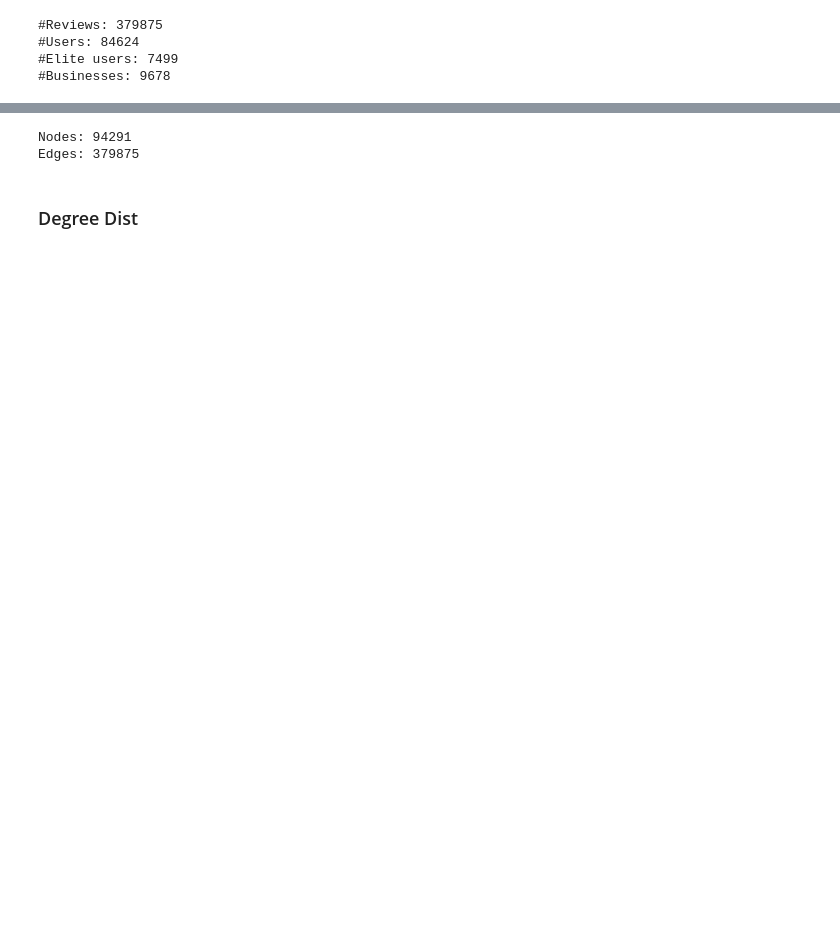
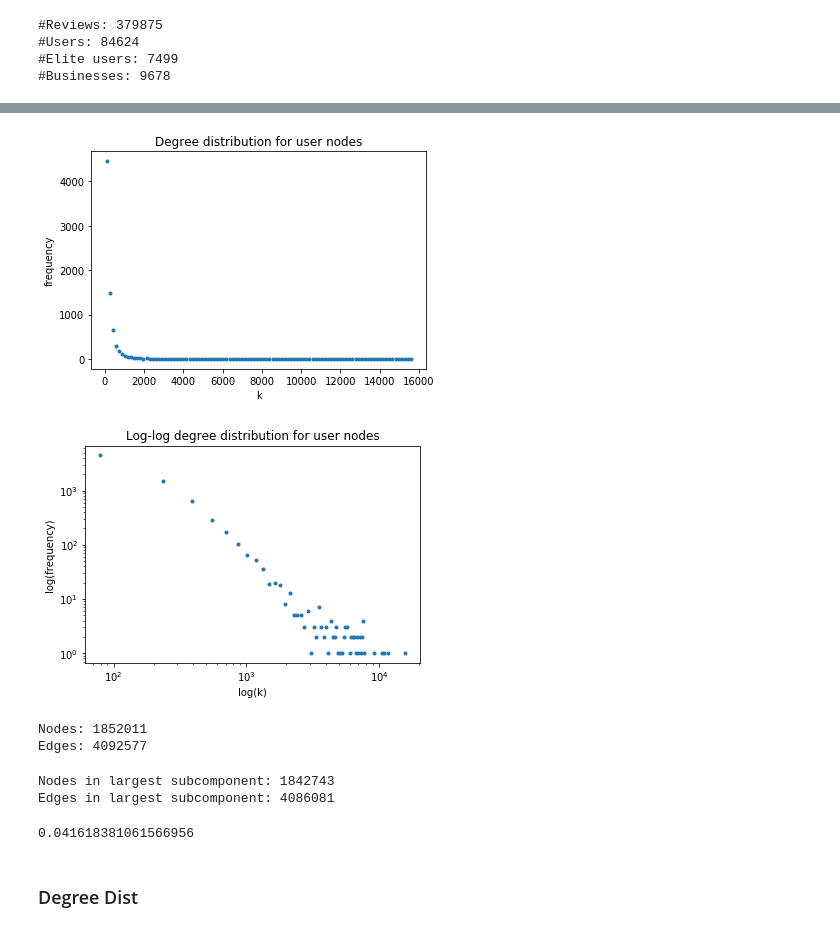
Before and after one commit to thomasnilsson/02805-social-graphs-2018, a Jupyter notebook: project1/Elite Users Toronto.ipynb, the cells around one changed output, grey strips where cells are left out. Saved outputs shown, nothing was run; the diff lists cells and outputs as text; code cells hidden in the pictures; blank space fills up the shorter version.

```diff
--- a/project1/Elite Users Toronto.ipynb
+++ b/project1/Elite Users Toronto.ipynb
@@ -106,9 +123,25 @@ for row in reviews.itertuples():
+# %%
+degree_plot(social_network, social_elite_user_nodes, "user nodes")
+# %% [output]
+[figure, added]
+[figure, added]
 # %%
-print('Nodes:', len(G.nodes()))
-print('Edges:', len(G.edges()))
+print('Nodes:', len(social_network.nodes()))
+print('Edges:', len(social_network.edges()))
 # %% [output]
-Nodes: 94291
-Edges: 379875
+Nodes: 1852011
+Edges: 4092577
+# %%
+L = max(nx.connected_component_subgraphs(social_network), key=len)
+print("Nodes in largest subcomponent:", len(L.nodes()))
+print("Edges in largest subcomponent:", len(L.edges()))
+# %% [output]
+Nodes in largest subcomponent: 1842743
+Edges in largest subcomponent: 4086081
+# %%
+nx.average_clustering(social_network)
+# %% [output]
+0.041618381061566956
 # %% [markdown]
 ### Degree Dist
 # %%
```
Also changed, not shown: parts of 35 cells of this notebook, 15 other files.
